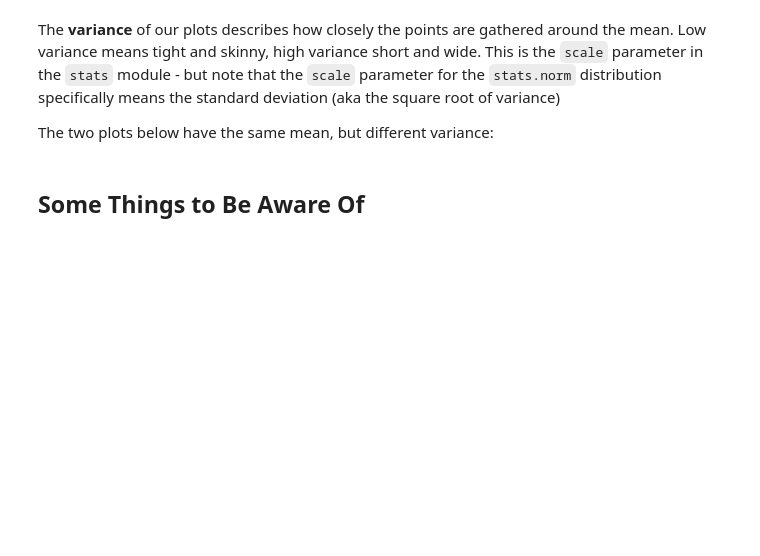
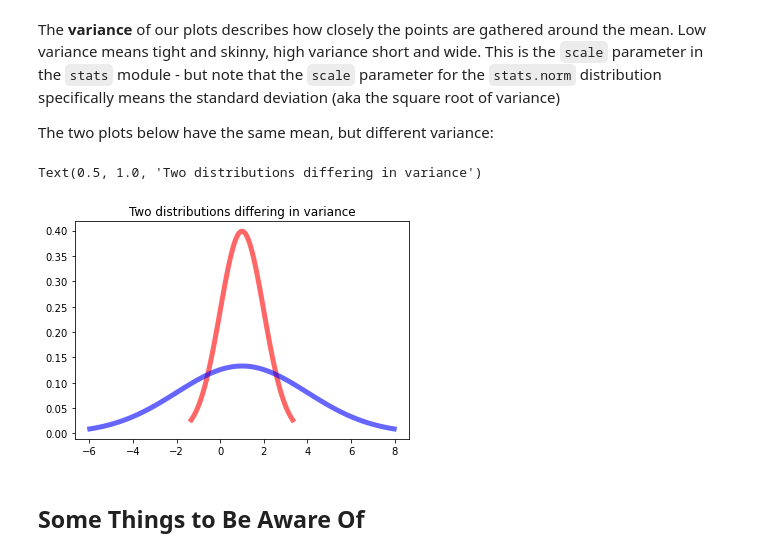
Before and after one commit to nchavarria14/dsc-DeloitteAIA-021224-A, a Jupyter notebook: intensive/14_distributions_sampling/Distributions-Sampling.ipynb, the cells around one changed output. Cells and saved outputs as stored; diff of their text form; code cells hidden in the pictures; blank space fills up the shorter version.

```diff
--- a/intensive/14_distributions_sampling/Distributions-Sampling.ipynb
+++ b/intensive/14_distributions_sampling/Distributions-Sampling.ipynb
@@ -428,26 +516,29 @@ The two plots below have the same mean, but different variance:
 # %%
 # Create 2 normal distributions with same mean, but different sigma/scale
 fig, ax = plt.subplots()
 
 mean = 1
 std = 1
-z_curve = np.linspace(stats.norm(mean, std).ppf(0.01),
+z_curve = np.linspace(stats.norm(loc = mean, scale = std).ppf(0.01),
                       stats.norm(mean, std).ppf(0.99),
                       100)
 
 ax.plot(z_curve, stats.norm(mean, std).pdf(z_curve),
         'r-', lw=5, alpha=0.6, label='z_curve')
 
 mean = 1
 std = 3
 z_curve = np.linspace(stats.norm(mean, std).ppf(0.01),
                       stats.norm(mean, std).ppf(0.99),
                       100)
 
 ax.plot(z_curve, stats.norm(mean, std).pdf(z_curve),
         'b-', lw=5, alpha=0.6, label='norm pdf')
 
 ax.set_title("Two distributions differing in variance")
+# %% [output]
+Text(0.5, 1.0, 'Two distributions differing in variance')
+[figure, added]
 # %% [markdown]
 ## Some Things to Be Aware Of
 # %% [markdown]
```
Also changed, not shown: parts of 29 cells of this notebook, 18 other files.
